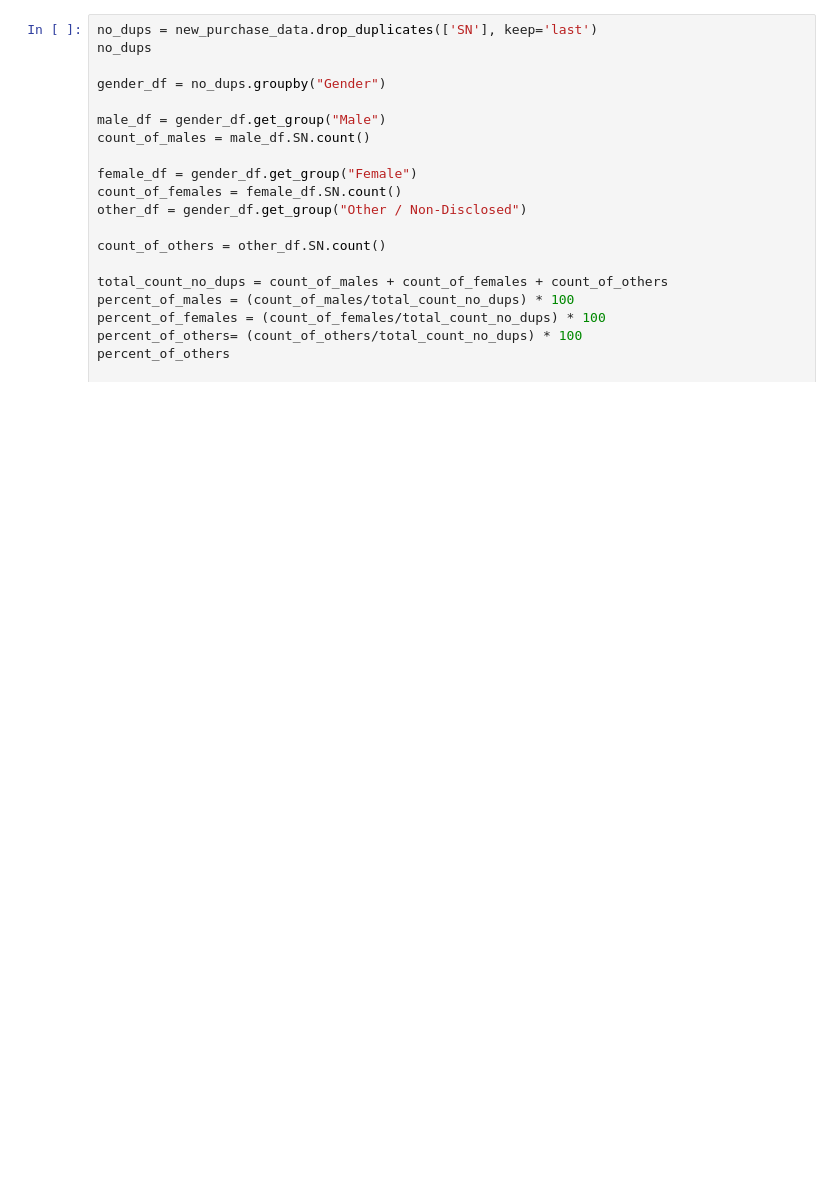
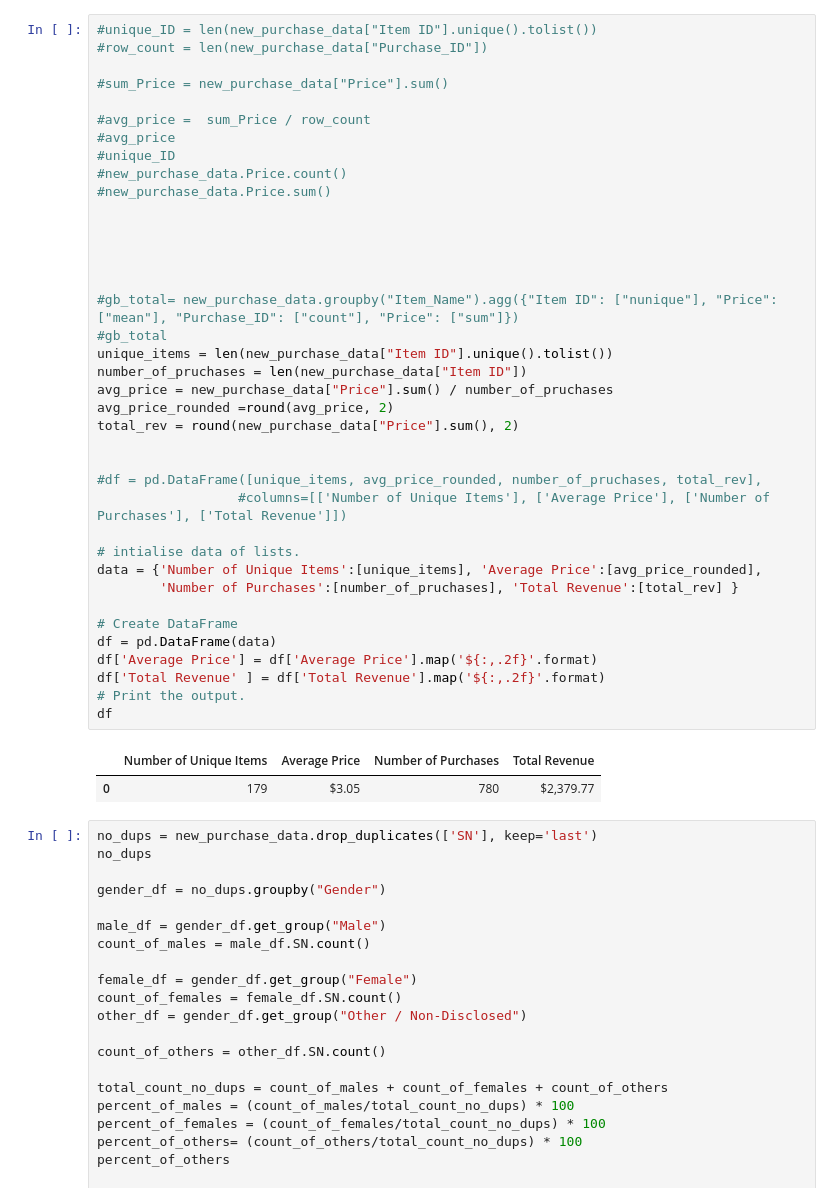
Before and after one commit to bregan78/pandas-challenge, a Jupyter notebook: HeroesOfPymoli/HeroesOfPyMoli2.ipynb, the cells around one changed output. Cells and saved outputs as stored; diff of their text form; blank space fills up the shorter version.

```diff
--- a/HeroesOfPymoli/HeroesOfPyMoli2.ipynb
+++ b/HeroesOfPymoli/HeroesOfPyMoli2.ipynb
@@ -38,3 +35,44 @@ new_purchase_data.Price.sum()
+# %%
+#unique_ID = len(new_purchase_data["Item ID"].unique().tolist())
+#row_count = len(new_purchase_data["Purchase_ID"])
+
+#sum_Price = new_purchase_data["Price"].sum()
+
+#avg_price =  sum_Price / row_count
+#avg_price
+#unique_ID
+#new_purchase_data.Price.count()
+#new_purchase_data.Price.sum()
+
+
+
+
+
+#gb_total= new_purchase_data.groupby("Item_Name").agg({"Item ID": ["nunique"], "Price": ["mean"], "Purchase_ID": ["count"], "Price": ["sum"]})
+#gb_total
+unique_items = len(new_purchase_data["Item ID"].unique().tolist())
+number_of_pruchases = len(new_purchase_data["Item ID"])
+avg_price = new_purchase_data["Price"].sum() / number_of_pruchases
+avg_price_rounded =round(avg_price, 2)
+total_rev = round(new_purchase_data["Price"].sum(), 2)
+
+
+#df = pd.DataFrame([unique_items, avg_price_rounded, number_of_pruchases, total_rev],
+                  #columns=[['Number of Unique Items'], ['Average Price'], ['Number of Purchases'], ['Total Revenue']])
+
+# intialise data of lists.
+data = {'Number of Unique Items':[unique_items], 'Average Price':[avg_price_rounded],
+        'Number of Purchases':[number_of_pruchases], 'Total Revenue':[total_rev] }
+
+# Create DataFrame
+df = pd.DataFrame(data)
+df['Average Price'] = df['Average Price'].map('${:,.2f}'.format)
+df['Total Revenue' ] = df['Total Revenue'].map('${:,.2f}'.format)
+# Print the output.
+df
+# %% [output]
+|  | Number of Unique Items | Average Price | Number of Purchases | Total Revenue |
+| 0 | 179 | $3.05 | 780 | $2,379.77 |
 # %%
 no_dups = new_purchase_data.drop_duplicates(['SN'], keep='last')
 no_dups
```
Also changed, not shown: parts of 6 cells of this notebook.
